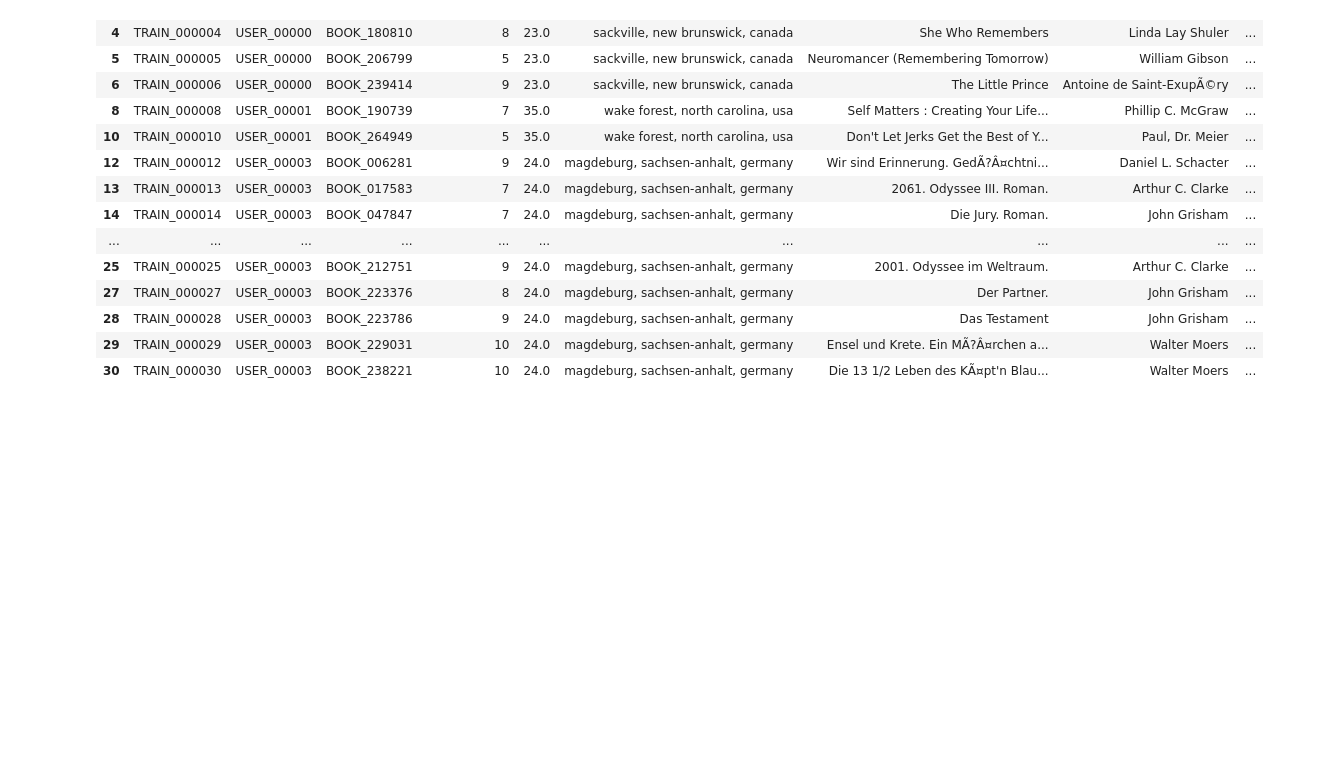
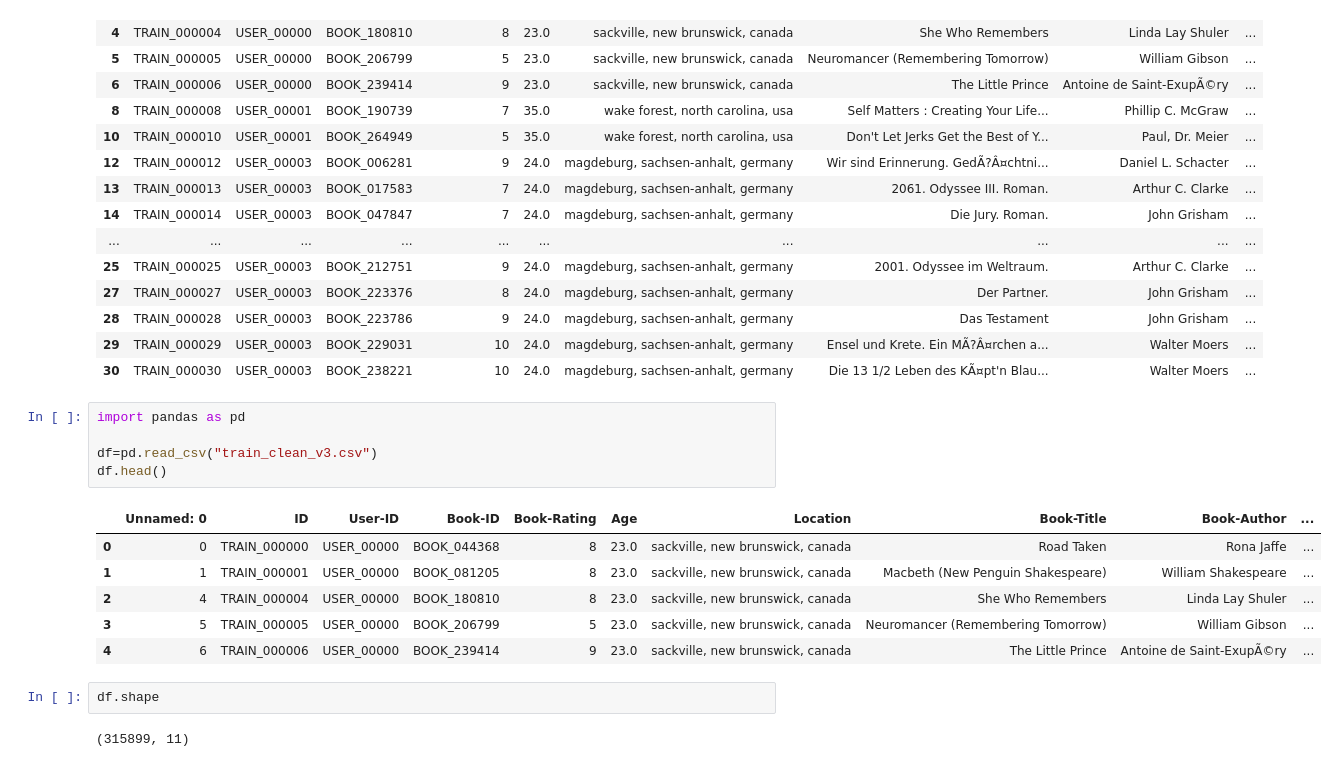
Before and after one commit to 2sojeong/DataScience_Term_23, a Jupyter notebook: pretest.ipynb, the cells around one changed output. Drawn from its saved outputs; the diff is of its cells as text; blank space fills up the shorter version.

```diff
--- a/pretest.ipynb
+++ b/pretest.ipynb
@@ -287,3 +287,19 @@ df_clean_location.head(20)
 | 28 | TRAIN_000028 | USER_00003 | BOOK_223786 | 9 | 24.0 | magdeburg, sachsen-anhalt, germany | Das Testament | John Grisham | ... |
 | 29 | TRAIN_000029 | USER_00003 | BOOK_229031 | 10 | 24.0 | magdeburg, sachsen-anhalt, germany | Ensel und Krete. Ein MÃ?Â¤rchen a... | Walter Moers | ... |
 | 30 | TRAIN_000030 | USER_00003 | BOOK_238221 | 10 | 24.0 | magdeburg, sachsen-anhalt, germany | Die 13 1/2 Leben des KÃ¤pt'n Blau... | Walter Moers | ... |
+# %%
+import pandas as pd
+
+df=pd.read_csv("train_clean_v3.csv")
+df.head()
+# %% [output]
+|  | Unnamed: 0 | ID | User-ID | Book-ID | Book-Rating | Age | Location | Book-Title | Book-Author | ... |
+| 0 | 0 | TRAIN_000000 | USER_00000 | BOOK_044368 | 8 | 23.0 | sackville, new brunswick, canada | Road Taken | Rona Jaffe | ... |
+| 1 | 1 | TRAIN_000001 | USER_00000 | BOOK_081205 | 8 | 23.0 | sackville, new brunswick, canada | Macbeth (New Penguin Shakespeare) | William Shakespeare | ... |
+| 2 | 4 | TRAIN_000004 | USER_00000 | BOOK_180810 | 8 | 23.0 | sackville, new brunswick, canada | She Who Remembers | Linda Lay Shuler | ... |
+| 3 | 5 | TRAIN_000005 | USER_00000 | BOOK_206799 | 5 | 23.0 | sackville, new brunswick, canada | Neuromancer (Remembering Tomorrow) | William Gibson | ... |
+| 4 | 6 | TRAIN_000006 | USER_00000 | BOOK_239414 | 9 | 23.0 | sackville, new brunswick, canada | The Little Prince | Antoine de Saint-ExupÃ©ry | ... |
+# %%
+df.shape
+# %% [output]
+(315899, 11)
```
Also changed, not shown: parts of 7 cells of this notebook.
